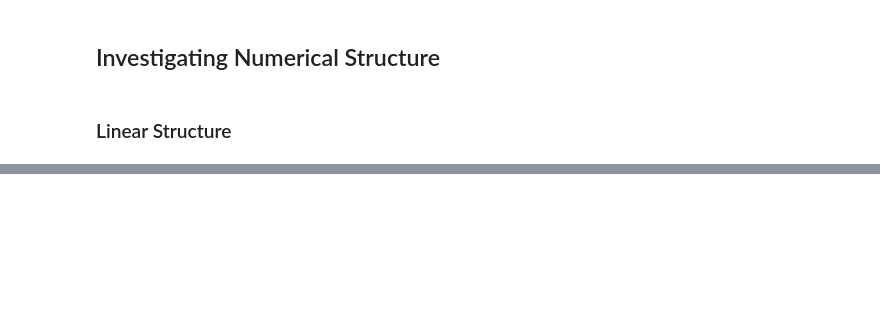
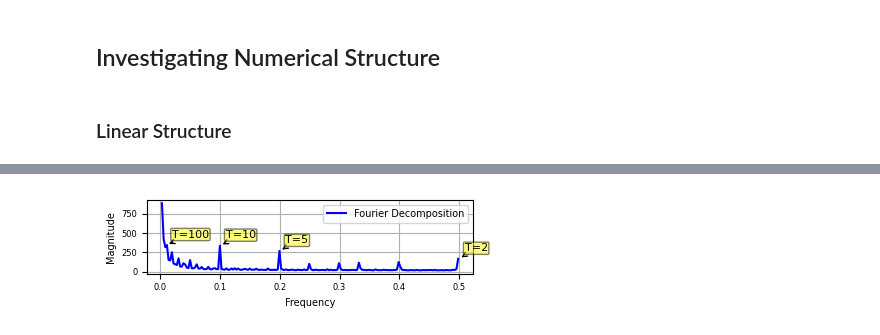
Before and after one commit to eltsai/LLM-addition, a Jupyter notebook: elisa_notebook.ipynb, the cells around one changed output, grey strips where cells are left out. Cells and saved outputs as stored; diff of their text form; code cells hidden in the pictures; blank space fills up the shorter version.

```diff
--- a/elisa_notebook.ipynb
+++ b/elisa_notebook.ipynb
@@ -229,0 +273,3 @@ df
+# %%
+ANS_SEQPOS_DICT = {'a': -4, 'b':-2, 'a+b':-1}
+df
@@ -419,0 +507,14 @@ Generated hidden states for 100
+# %%
+mina, maxa = 0, 99
+layer = 1
+nums, hss = get_nums_hidden_states(mina, maxa)
+hs = hss[layer].cpu().float().numpy()
+# Perform PCA
+
+# Scale the data
+scaler = StandardScaler()
+hs_scaled = scaler.fit_transform(hs)
+
+# Get first principal component
+pca = PCA(n_components=1)
+pc1_vals = pca.fit_transform(hs_scaled).flatten()
@@ -419,0 +539,73 @@ Generated hidden states for 100
+# %%
+from scipy.fft import fft, fftfreq
+
+plt.rcParams.update({
+    'font.size': 8,               # Default text size
+    'axes.titlesize': 7,          # Title size for axes
+    'axes.labelsize': 7,          # Axis label size
+    'xtick.labelsize': 6,         # X-axis tick label size
+    'ytick.labelsize': 6,         # Y-axis tick label size
+    'legend.fontsize': 7,         # Legend font size
+    'figure.titlesize': 10,        # Overall figure title size
+})
+def get_nums_hss(mina = 0,maxa = 99):
+    nums = np.linspace(mina, maxa, maxa-mina+1)
+    tokens = torch.tensor(model.tokenizer([f'{int(num)}' for num in nums])['input_ids'])
+    activations = []
+    with torch.no_grad():
+        with model.trace(validate=False,remote=remote) as tracer:
+            with tracer.invoke(tokens, scan=False):
+                for layer in range(NLAYERS):
+                    activations.append(model.transformer.h[layer].inputs[1]['hidden_states'][:,-1].save())
+    act = torch.stack(activations).detach().cpu()
+    return nums, act
+
+def ff(mina = 0, maxa = 500, layer = 0):
+
+    nums, hss = get_nums_hss(mina, maxa)
+    hss_np = hss[layer].float().cpu().numpy()
+    hss_centered = hss_np# - np.mean(hss_np, axis=0, keepdims=True)
+    # Apply Hamming window
+    window = np.hamming(hss_np.shape[0])[:, np.newaxis]
+    fft_result = fft(hss_centered, axis=0)
+    # Get frequencies
+    n_samples = hss_np.shape[0]
+    freqs = fftfreq(n_samples, d=1)  # d=1 since numbers are 1 unit apart
+    # Calculate magnitude spectrum
+    magnitude_spectrum = np.abs(fft_result)**2
+    # Average across hidden dimensions to get overall frequency importance
+    avg_magnitude = np.mean(magnitude_spectrum, axis=1)
+    # Plot only positive frequencies (first half)
+    positive_freq_mask = freqs > 0
+    plt.figure(figsize=(1.25*COL_WIDTH, 1.25*0.325*COL_WIDTH))
+    plt.plot(freqs[positive_freq_mask], avg_magnitude[positive_freq_mask],label = f'Fourier Decomposition', color = 'b')
+    plt.xlabel('Frequency')
+    plt.ylabel('Magnitude')
+    plt.xticks()
+    plt.yticks()
+
+    # Label specific periods
+    periods_to_label = [2, 5, 10, 100]
+    for period in periods_to_label:
+        freq = 1/period
+        # Find the closest frequency in our data
+        idx = np.argmin(np.abs(freqs[positive_freq_mask] - freq))
+        mag = avg_magnitude[positive_freq_mask][idx]
+        plt.annotate(f'T={period}',
+                    xy=(freq, mag),
+                    xytext=(4, 4),
+                    textcoords='offset points',
+                    ha='left',
+                    va='bottom',
+                    bbox=dict(boxstyle='round,pad=0.1', fc='yellow', alpha=0.5),
+                    arrowprops=dict(arrowstyle='->', connectionstyle='arc3,rad=0'))
+
+    plt.grid(True)
+    plt.legend()
+    plt.tight_layout()
+    #plt.savefig(f'paper_figures/figure_2/fourier_{MODEL_NAME}.pdf', dpi =300, bbox_inches = 'tight')
+    plt.show()
+
+ff(mina = 0, maxa = 360, layer = 1)
+# %% [output]
+[figure, added]
```
Also changed, not shown: parts of 30 cells of this notebook.
